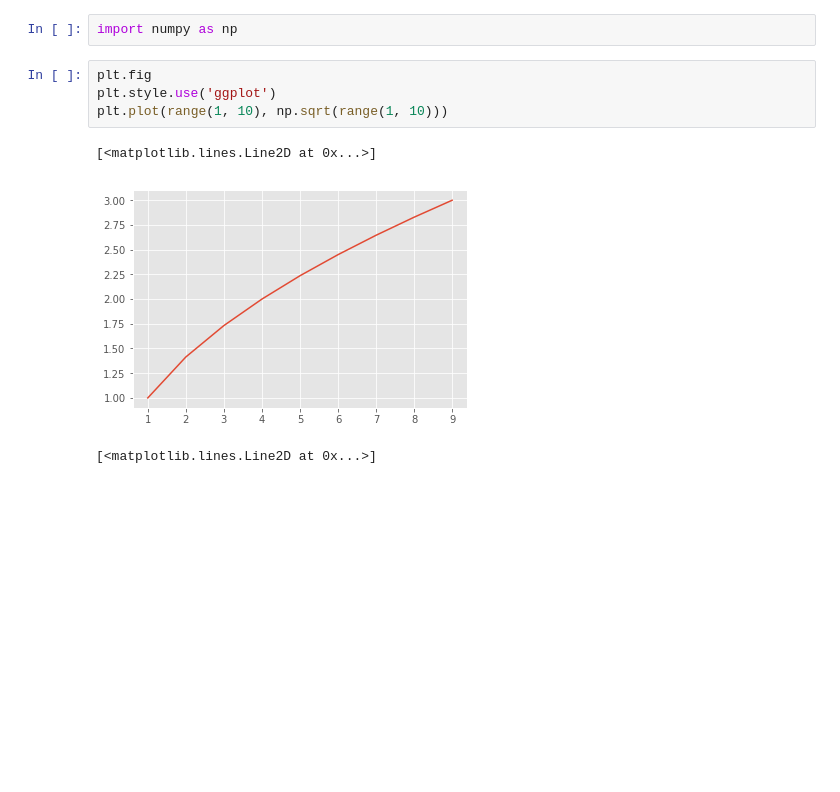
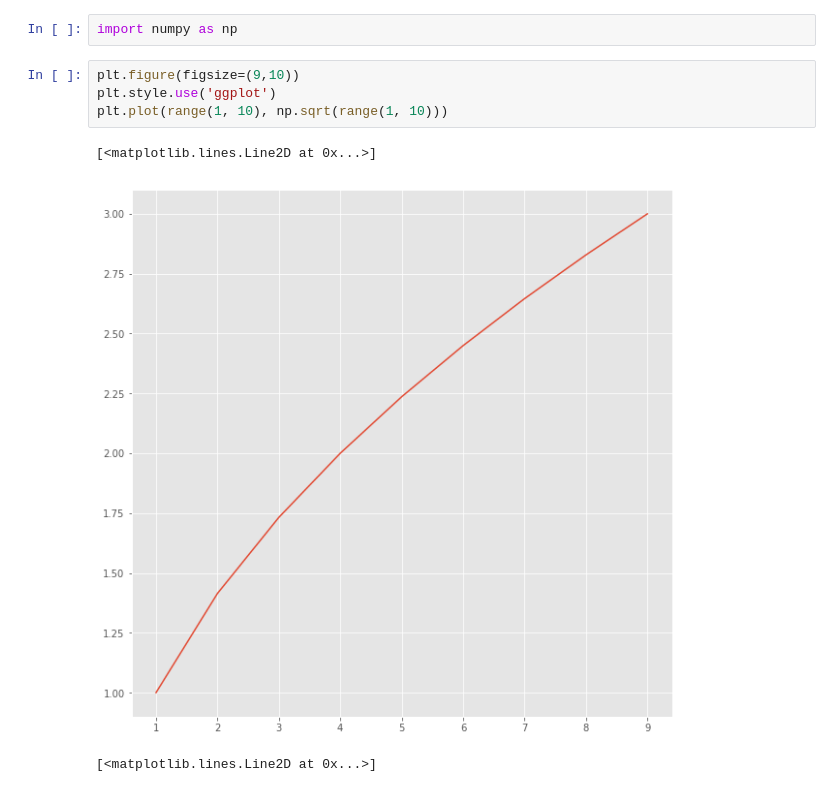
Before and after one commit to briansrebrenik/dsc-3-34-03-curse-of-dimensionality-simulation-lab-nyc-career-ds-102218, a Jupyter notebook: index.ipynb, the cells around one changed output. Drawn from its saved outputs; the diff is of its cells as text; blank space fills up the shorter version.

```diff
--- a/index.ipynb
+++ b/index.ipynb
@@ -53,12 +53,12 @@ import matplotlib.pyplot as plt
 # %%
 import numpy as np
 # %%
-plt.fig
+plt.figure(figsize=(9,10))
 plt.style.use('ggplot')
 plt.plot(range(1, 10), np.sqrt(range(1, 10)))
 # %% [output]
 [<matplotlib.lines.Line2D at 0x...>]
-[figure, old version]
+[figure, new version]
 # %%
 # %% [output]
 [<matplotlib.lines.Line2D at 0x...>]
```
